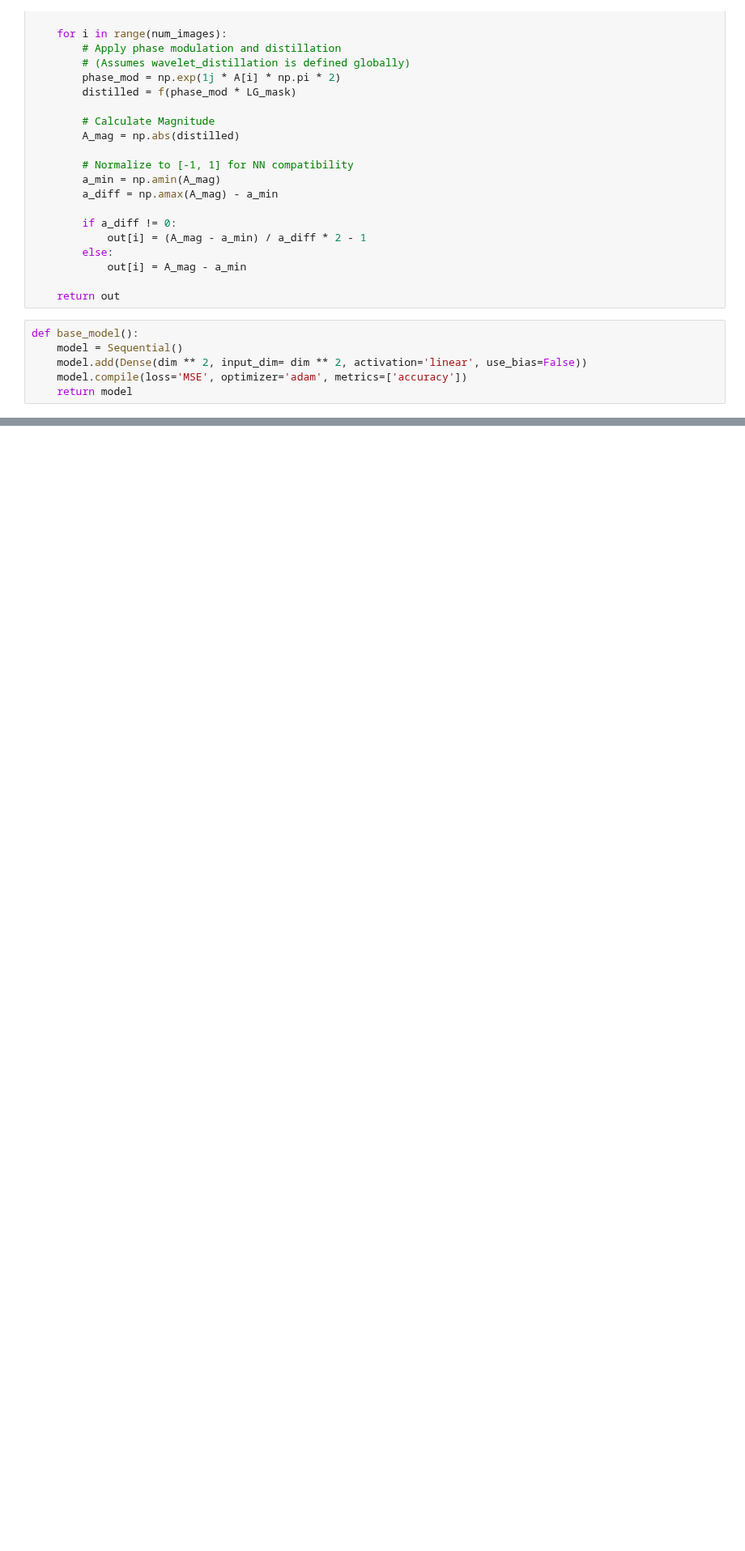
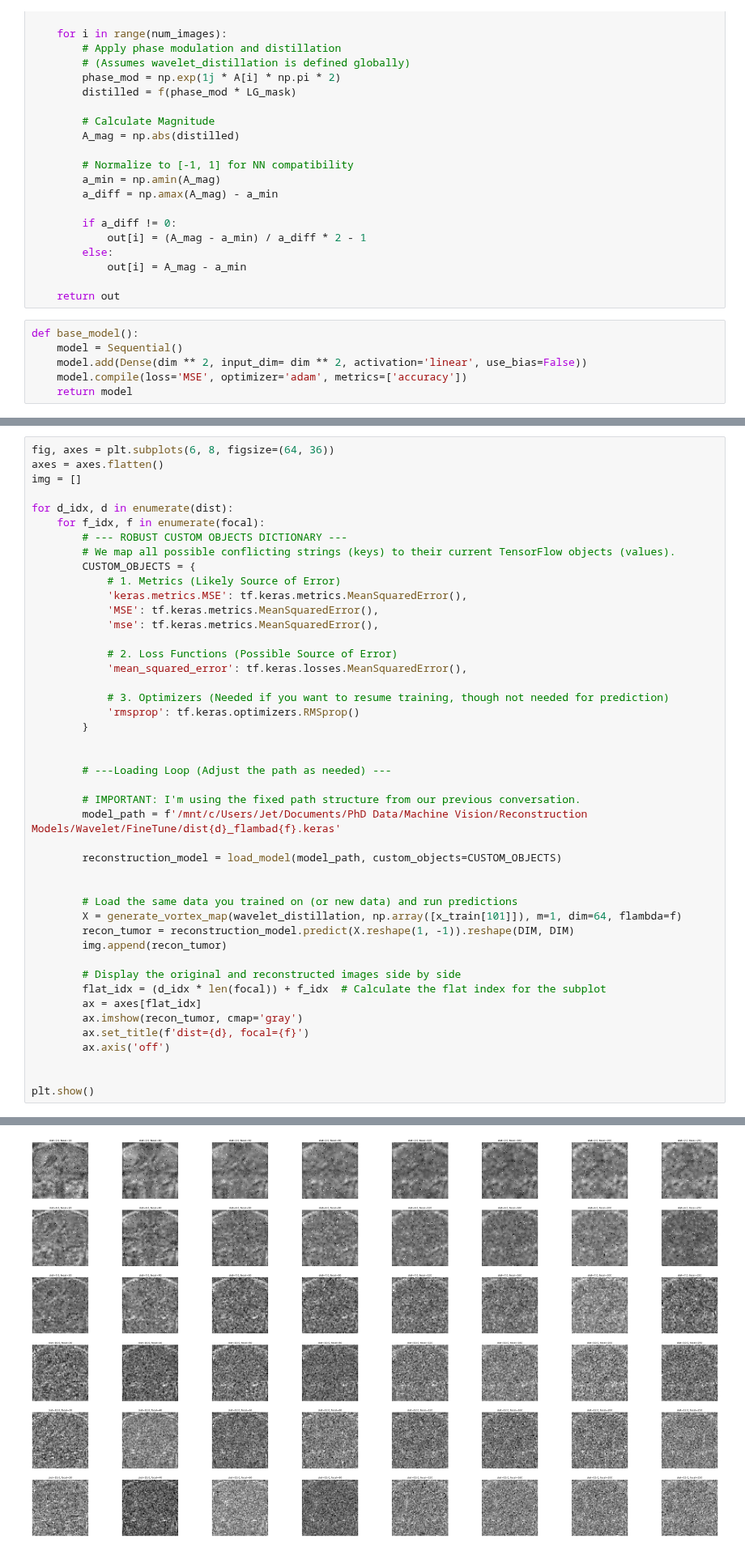
Before and after one commit to jetwidjaja96-cloud/MV, a Jupyter notebook: Parameter_Tune.ipynb, the cells around one changed output, grey strips where cells are left out. Shown at 81% size. Saved outputs shown, nothing was run; the diff lists cells and outputs as text; blank space fills up the shorter version.

```diff
--- a/Parameter_Tune.ipynb
+++ b/Parameter_Tune.ipynb
@@ -178,0 +270,46 @@ KeyboardInterrupt:
+# %%
+fig, axes = plt.subplots(6, 8, figsize=(64, 36))
+axes = axes.flatten()
+img = []
+
+for d_idx, d in enumerate(dist):
+    for f_idx, f in enumerate(focal):
+        # --- ROBUST CUSTOM OBJECTS DICTIONARY ---
+        # We map all possible conflicting strings (keys) to their current TensorFlow objects (values).
+        CUSTOM_OBJECTS = {
+            # 1. Metrics (Likely Source of Error)
+            'keras.metrics.MSE': tf.keras.metrics.MeanSquaredError(),
+            'MSE': tf.keras.metrics.MeanSquaredError(),
+            'mse': tf.keras.metrics.MeanSquaredError(),
+
+            # 2. Loss Functions (Possible Source of Error)
+            'mean_squared_error': tf.keras.losses.MeanSquaredError(),
+
+            # 3. Optimizers (Needed if you want to resume training, though not needed for prediction)
+            'rmsprop': tf.keras.optimizers.RMSprop()
+        }
+
+
+        # ---Loading Loop (Adjust the path as needed) ---
+
+        # IMPORTANT: I'm using the fixed path structure from our previous conversation.
+        model_path = f'/mnt/c/Users/Jet/Documents/PhD Data/Machine Vision/Reconstruction Models/Wavelet/FineTune/dist{d}_flambad{f}.keras'
+
+        reconstruction_model = load_model(model_path, custom_objects=CUSTOM_OBJECTS)
+
+
+        # Load the same data you trained on (or new data) and run predictions
+        X = generate_vortex_map(wavelet_distillation, np.array([x_train[101]]), m=1, dim=64, flambda=f)
+        recon_tumor = reconstruction_model.predict(X.reshape(1, -1)).reshape(DIM, DIM)
+        img.append(recon_tumor)
+
+        # Display the original and reconstructed images side by side
+        flat_idx = (d_idx * len(focal)) + f_idx  # Calculate the flat index for the subplot
+        ax = axes[flat_idx]
+        ax.imshow(recon_tumor, cmap='gray')
+        ax.set_title(f'dist={d}, focal={f}')
+        ax.axis('off')
+
+
+plt.show()
+# %% [output]
@@ -178,0 +333 @@ KeyboardInterrupt:
+[figure, added]
```
Also changed, not shown: parts of 6 cells of this notebook.
